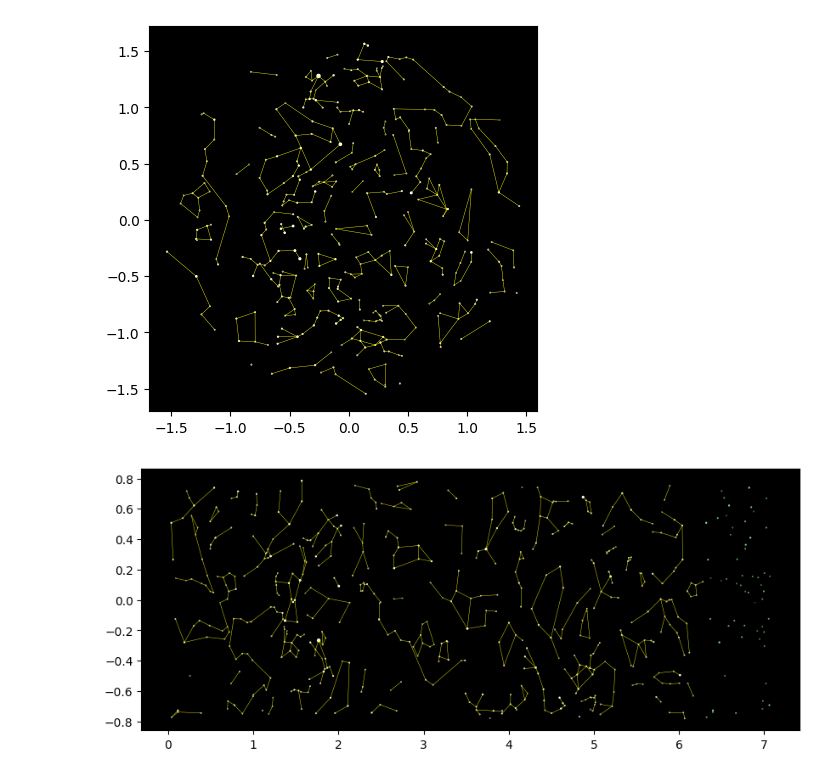
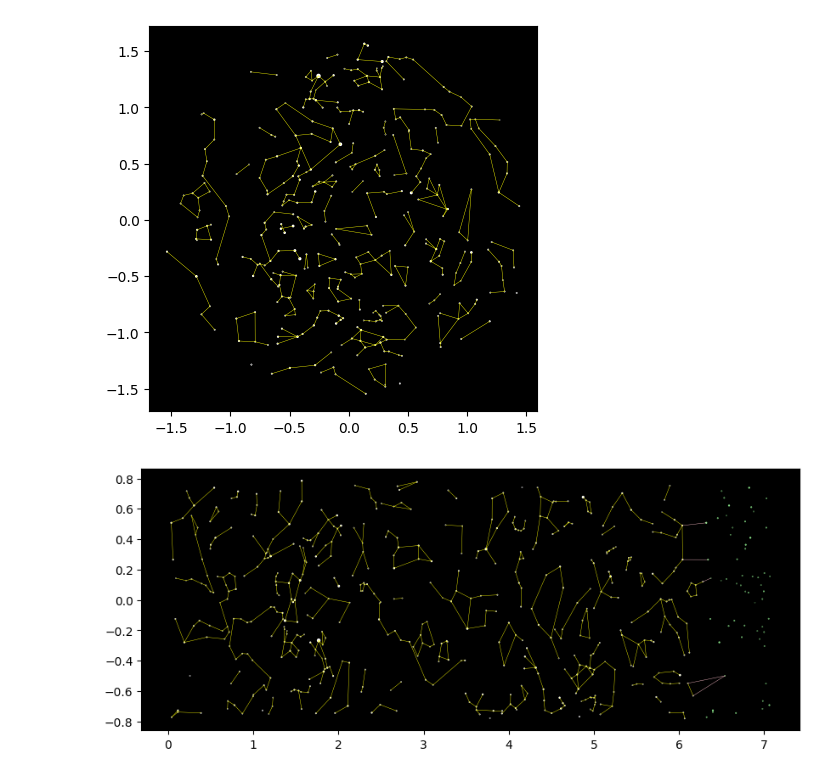
Before and after one commit to fusawa-yugo/Star-Plot, a Jupyter notebook: star_plot/star_plot.ipynb, the cells around one changed output. Drawn from its saved outputs; the diff is of its cells as text; code cells hidden in the pictures.

```diff
--- a/star_plot/star_plot.ipynb
+++ b/star_plot/star_plot.ipynb
@@ -172,31 +172,44 @@ for i in range(len(x)):
         ex_y.append(y[i])
         ex_lum.append(lum[i])
         ex_HIPnum.append(HIPnum[i])
 ex_x=np.array(ex_x)
 ex_y=np.array(ex_y)
 ex_lum=np.array(ex_lum)
 ex_HIPnum=np.array(ex_HIPnum)
 
 ex_size=7*np.exp(-1*(ex_lum+2)*np.log(2))
 
 make_csv('../star_data/ex_equator.csv',ex_x,ex_y,ex_lum,ex_HIPnum)
 
 fig, ax = plt.subplots(figsize=(10,4))
 
 ax.patch.set_facecolor('black')
 
 ax.scatter(x,y,s=size,color='white')
 ax.scatter(ex_x,ex_y,s=ex_size,color='lightgreen')
 
 
 for i in range(cnt):
     if dot1[i] in HIPnum and dot2[i] in HIPnum:
         indice1=np.where(HIPnum==dot1[i])
         indice2=np.where(HIPnum==dot2[i])
         x1,x2,y1,y2=x[indice1],x[indice2],y[indice1],y[indice2]
         if abs(x1-x2)<5:
             plt.plot((x1,x2),(y1,y2),linewidth=0.3,color='yellow')
 
+for i in range(cnt):
+    if (dot1[i] in HIPnum and dot2[i] in ex_HIPnum):
+        indice1=np.where(HIPnum==dot1[i])
+        indice2=np.where(ex_HIPnum==dot2[i])
+        x1,x2,y1,y2=x[indice1],ex_x[indice2],y[indice1],ex_y[indice2]
+        if abs(x1-x2)<5:
+            plt.plot((x1,x2),(y1,y2),linewidth=0.3,color='pink')
+    if (dot1[i] in ex_HIPnum and dot2[i] in HIPnum):
+        indice1=np.where(ex_HIPnum==dot1[i])
+        indice2=np.where(HIPnum==dot2[i])
+        x1,x2,y1,y2=ex_x[indice1],x[indice2],ex_y[indice1],y[indice2]
+        if abs(x1-x2)<5:
+            plt.plot((x1,x2),(y1,y2),linewidth=0.3,color='pink')
 plt.show()
 # %% [output]
-[figure, old version]
+[figure, new version]
```
